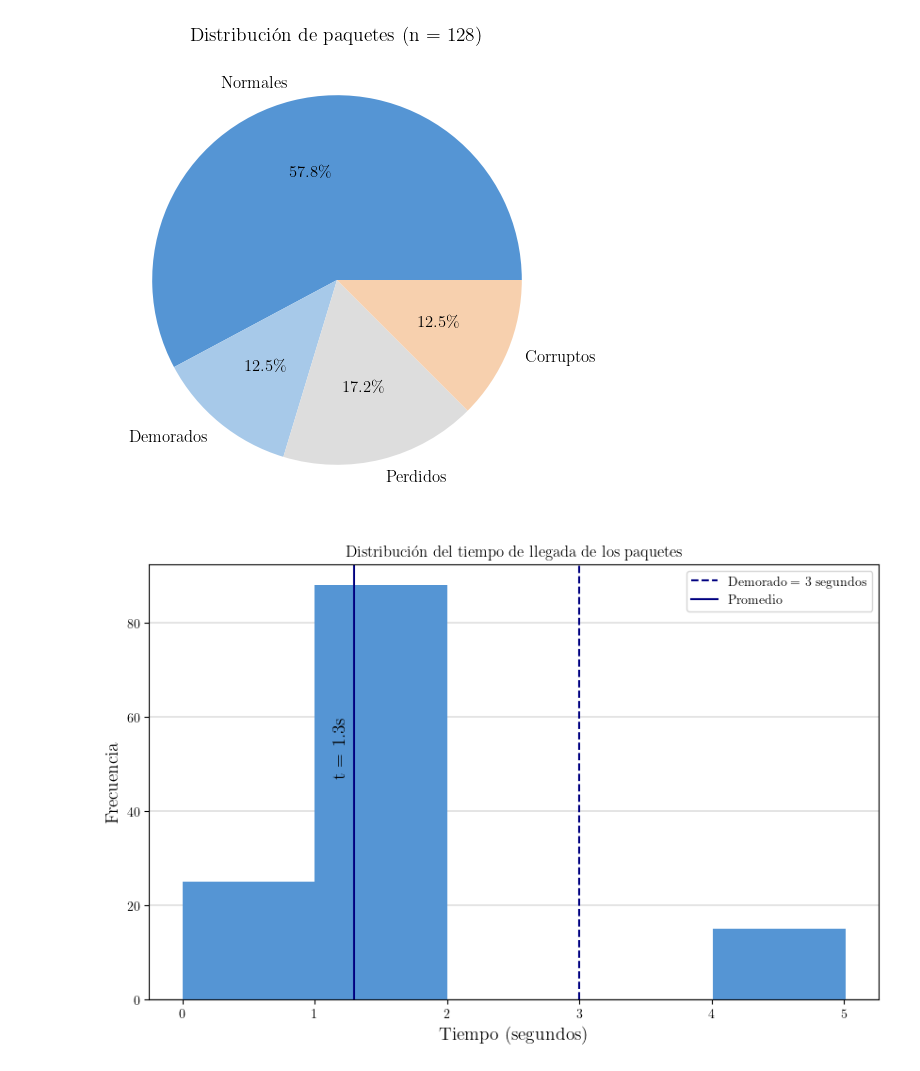
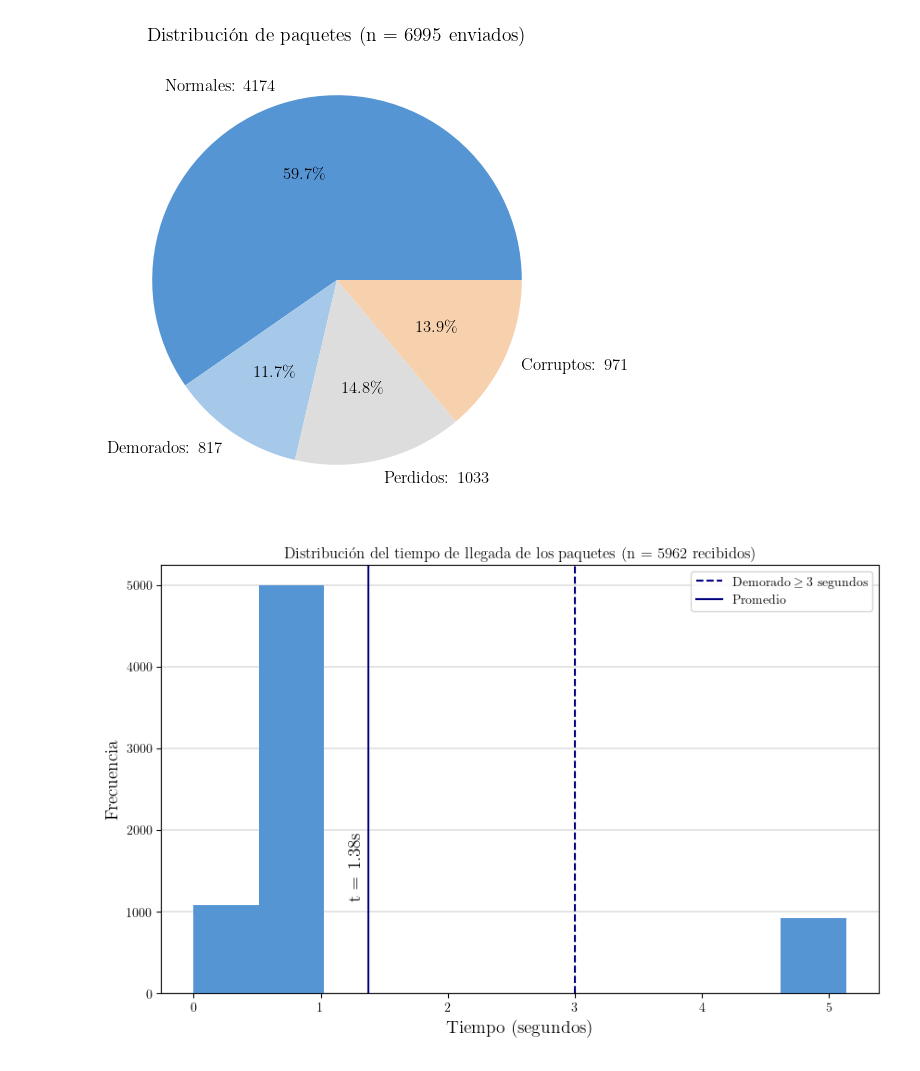
Before and after one commit to ngalindez/TD4-TP, a Jupyter notebook: graphs.ipynb, the cells around one changed output. Cells and saved outputs as stored; diff of their text form; code cells hidden in the pictures.

```diff
--- a/graphs.ipynb
+++ b/graphs.ipynb
@@ -17,3 +17,9 @@ df.shape
 # Ajusto los #SEQ
 
 df['#SEQ'] = range(df.shape[0])
+# %%
+df['total_time'].sort_values(ascending=False)
+
+# Saco outliers
+df = df[df['total_time'] <= 10]
+df['total_time'].sort_values(ascending=False)
@@ -20,43 +39,44 @@ df['#SEQ'] = range(df.shape[0])
 # %%
 plt.figure(figsize=(10, 6))
 cant_enviados = df.shape[0]
 cant_recibidos = (df['time_received'] != 0).sum()
 cant_corruptos = (df['corrupto'] == 1).sum()
 cant_demorados = (df['demorado'] == 1).sum()
 cant_perdidos = (df['perdido'] == 1).sum()
 cant_normal = cant_enviados - cant_perdidos - cant_corruptos - cant_demorados
 
-proporciones = {'Normales': cant_normal, 'Demorados': cant_demorados,
-                'Perdidos': cant_perdidos, 'Corruptos': cant_corruptos}
+proporciones = {f'Normales: {cant_normal}': cant_normal, f'Demorados: {cant_demorados}': cant_demorados,
+                f'Perdidos: {cant_perdidos}': cant_perdidos, f'Corruptos: {cant_corruptos}': cant_corruptos}
 
 proporciones = {key: 100*value/cant_enviados for key, value in proporciones.items()}
 
 colors = ['#5595D4', '#A7C9E9', '#DDDDDD', '#F7D0AE', '#EDA060']
 
 plt.pie(list(proporciones.values()), labels=list(proporciones.keys()), autopct='%1.1f%%', colors=colors, textprops={'fontsize': 12})
-plt.title(f'Distribución de paquetes (n = {cant_enviados})', fontsize=14)
+plt.title(f'Distribución de paquetes (n = {cant_enviados} enviados)', fontsize=14)
 
 # Para guardar la imagen
 #plt.savefig('d.png', dpi=300, bbox_inches='tight')
 
 plt.show()
 # %% [output]
-[figure, old version]
+[figure, new version]
 # %%
 plt.figure(figsize=(10, 6))
 
-plt.hist(df['total_time'], bins=5, color=colors[0], zorder=2)
+plt.hist(df['total_time'], bins=10, color=colors[0], zorder=2)
 plt.xlabel('Tiempo (segundos)', fontsize=14)
 plt.ylabel('Frecuencia', fontsize=14)
-plt.title('Distribución del tiempo de llegada de los paquetes')
+plt.title(f'Distribución del tiempo de llegada de los paquetes (n = {cant_recibidos} recibidos)')
 plt.grid(axis='y', linewidth=0.3, color='grey', zorder=0)
 
-# Add a vertical line at x = 3 (or any value you want)
-plt.axvline(x=3, color='navy', linestyle='--', label='Demorado = 3 segundos')
+
+# Línea vertical en threshold de demora
+plt.axvline(x=3, color='navy', linestyle='--', label=r'$\mathrm{Demorado} \geq 3 \mathrm{\ segundos}$')
 promedio_tiempo = np.mean(df['total_time'])
 plt.axvline(x=promedio_tiempo, color='navy', linestyle='-', label='Promedio')
 
-plt.text(promedio_tiempo-0.1, 60, f't = {round(promedio_tiempo, 2)}s',
+plt.text(promedio_tiempo-0.1, cant_recibidos/3, f't = {round(promedio_tiempo, 2)}s',
          color='black', fontsize=14, ha='center', va='top', rotation=90)
 
 plt.legend()
@@ -66,4 +86,4 @@ plt.legend()
 
 plt.show()
 # %% [output]
-[figure, old version]
+[figure, new version]
```
Also changed, not shown: parts of 3 cells of this notebook, 2 other files.
